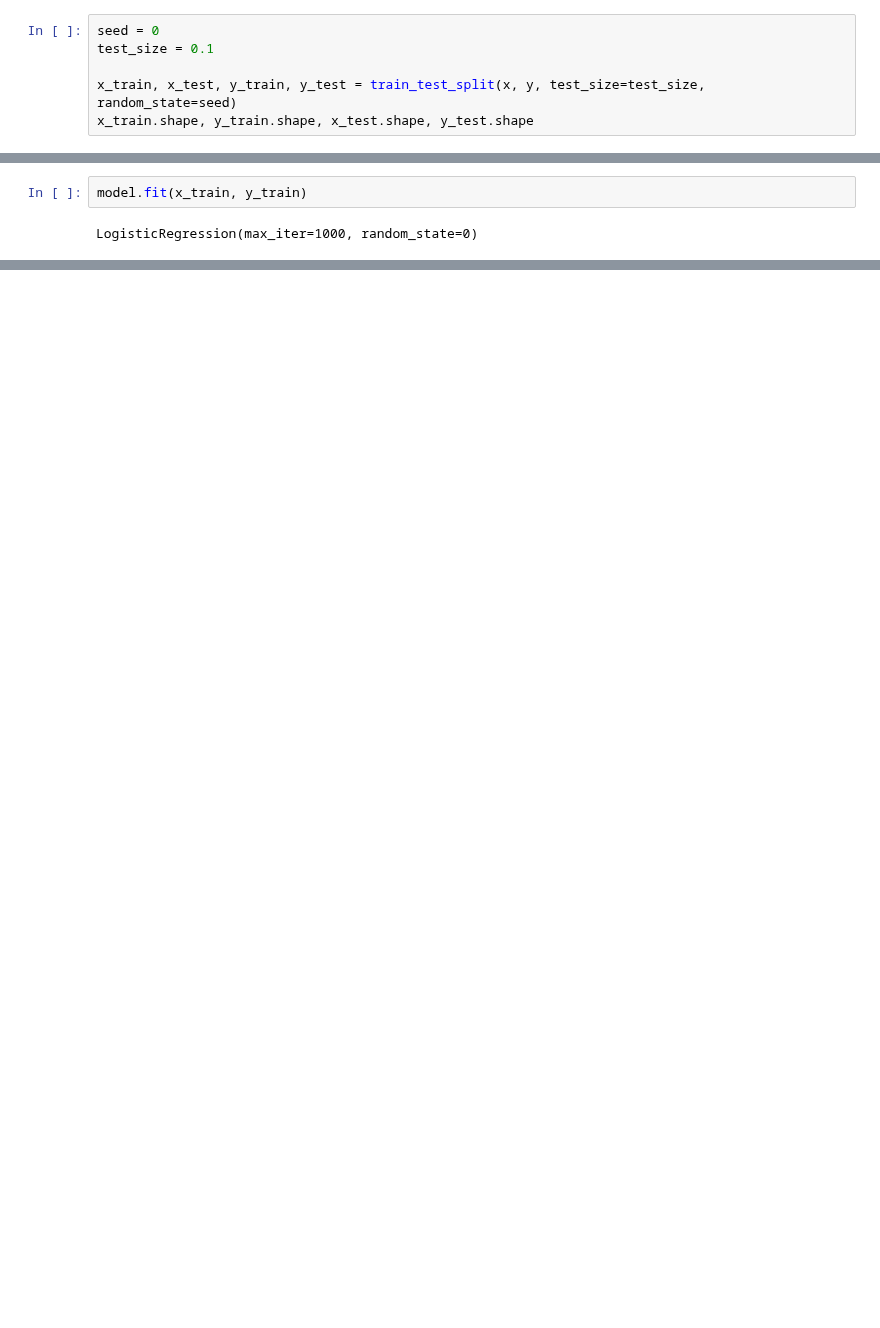
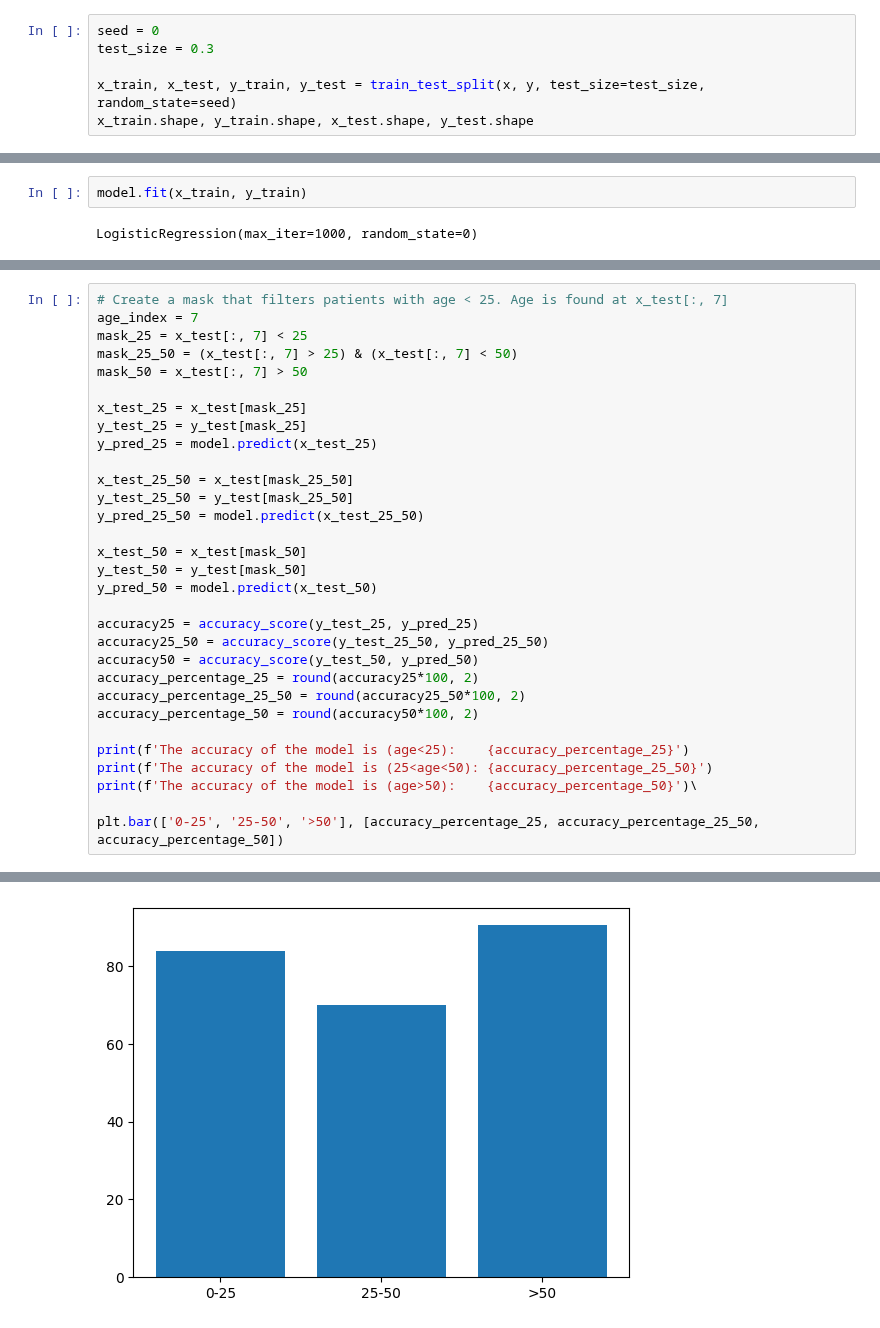
Before and after one commit to lazarosgogos/ML-exercises, a Jupyter notebook: ML_Project_1.ipynb, the cells around one changed output, grey strips where cells are left out. Cells and saved outputs as stored; diff of their text form; blank space fills up the shorter version.

```diff
--- a/ML_Project_1.ipynb
+++ b/ML_Project_1.ipynb
@@ -142,7 +167,7 @@ Train Samples: 691
 Test Samples: 77
 # %%
 seed = 0
-test_size = 0.1
+test_size = 0.3
 
 x_train, x_test, y_train, y_test = train_test_split(x, y, test_size=test_size, random_state=seed)
 x_train.shape, y_train.shape, x_test.shape, y_test.shape
@@ -214,0 +214,32 @@ The accuracy of the model is: 87.01
+# %%
+# Create a mask that filters patients with age < 25. Age is found at x_test[:, 7]
+age_index = 7
+mask_25 = x_test[:, 7] < 25
+mask_25_50 = (x_test[:, 7] > 25) & (x_test[:, 7] < 50)
+mask_50 = x_test[:, 7] > 50
+
+x_test_25 = x_test[mask_25]
+y_test_25 = y_test[mask_25]
+y_pred_25 = model.predict(x_test_25)
+
+x_test_25_50 = x_test[mask_25_50]
+y_test_25_50 = y_test[mask_25_50]
+y_pred_25_50 = model.predict(x_test_25_50)
+
+x_test_50 = x_test[mask_50]
+y_test_50 = y_test[mask_50]
+y_pred_50 = model.predict(x_test_50)
+
+accuracy25 = accuracy_score(y_test_25, y_pred_25)
+accuracy25_50 = accuracy_score(y_test_25_50, y_pred_25_50)
+accuracy50 = accuracy_score(y_test_50, y_pred_50)
+accuracy_percentage_25 = round(accuracy25*100, 2)
+accuracy_percentage_25_50 = round(accuracy25_50*100, 2)
+accuracy_percentage_50 = round(accuracy50*100, 2)
+
+print(f'The accuracy of the model is (age<25):    {accuracy_percentage_25}')
+print(f'The accuracy of the model is (25<age<50): {accuracy_percentage_25_50}')
+print(f'The accuracy of the model is (age>50):    {accuracy_percentage_50}')\
+
+plt.bar(['0-25', '25-50', '>50'], [accuracy_percentage_25, accuracy_percentage_25_50, accuracy_percentage_50])
+# %% [output]
@@ -214,0 +250 @@ The accuracy of the model is: 87.01
+[figure, added]
```
Also changed, not shown: parts of 40 cells of this notebook.
